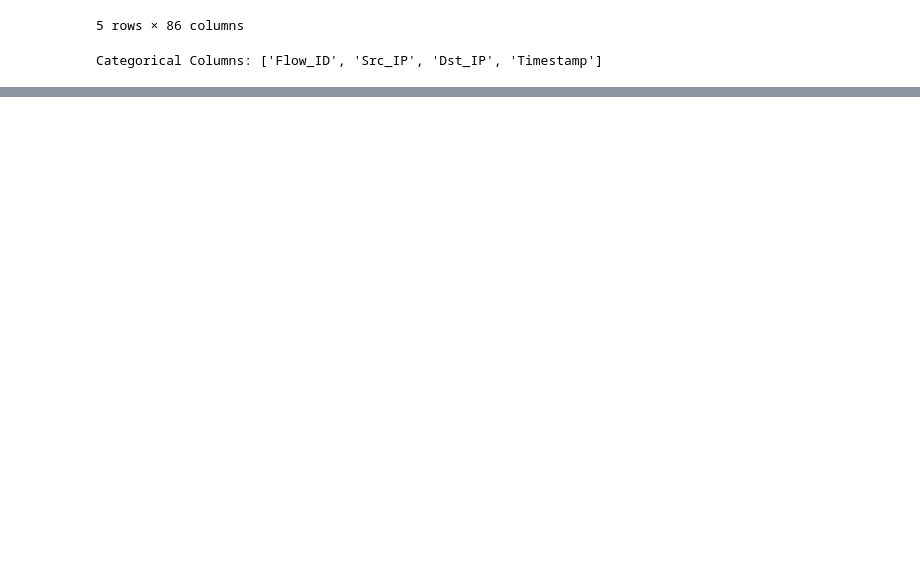
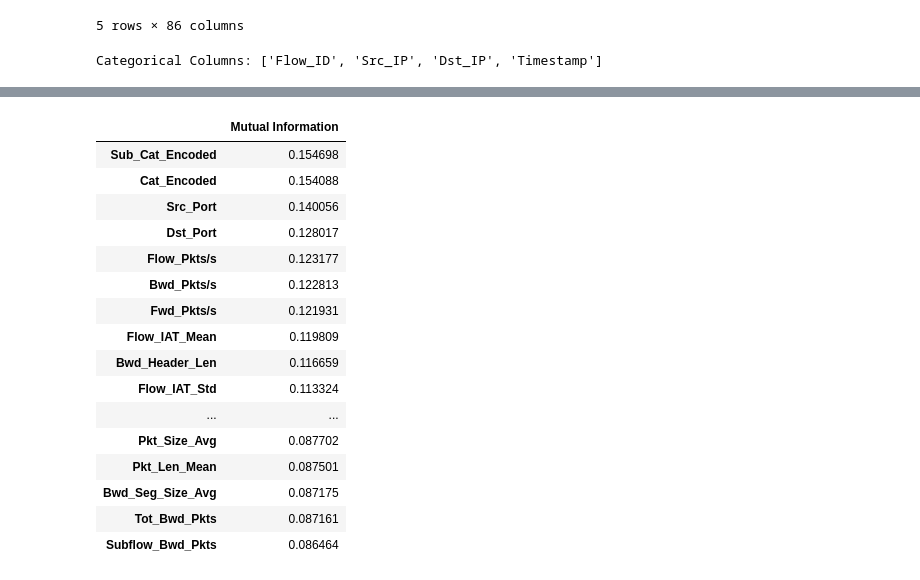
Before and after one commit to Airlectric/Data_Analytics_Kaggle_Projects, a Jupyter notebook: notebook1d84f397e9.ipynb, the cells around one changed output, grey strips where cells are left out. Cells and saved outputs as stored; diff of their text form; code cells hidden in the pictures; blank space fills up the shorter version.

Commit message:
Kaggle Notebook | Dos_Detection_Real_Time_Data_BiLstm | Version 2

```diff
--- a/notebook1d84f397e9.ipynb
+++ b/notebook1d84f397e9.ipynb
@@ -389,0 +319,14 @@ ValueError: Input X contains NaN.
+# %%
+# Create new feature: Packet rate (packets per second)
+df['Packet_Rate'] = df['Tot_Fwd_Pkts'] / df['Flow_Duration']
+
+# Create new feature: Packet size distribution (ratio of forward packets to total packets)
+df['Packet_Size_Distribution'] = df['Tot_Fwd_Pkts'] / (df['Tot_Fwd_Pkts'] + df['Tot_Bwd_Pkts'])
+
+# Create new feature: Frequency of specific protocol types
+# Assuming Protocol column contains protocol types
+protocol_counts = df['Protocol'].value_counts(normalize=True)  # Get relative frequency of each protocol
+df['Protocol_Frequency'] = df['Protocol'].map(protocol_counts)
+
+# Display the updated DataFrame with new features
+df.head()
@@ -389,0 +341,32 @@ ValueError: Input X contains NaN.
+# %%
+from sklearn.impute import SimpleImputer
+
+# Impute missing values in numerical columns with the mean
+imputer = SimpleImputer(strategy='mean')
+X_numerical_imputed = imputer.fit_transform(X_numerical)
+
+# Calculate mutual information for numerical features after imputation
+mutual_info_numerical = mutual_info_classif(X_numerical_imputed, df['Label_Encoded'], discrete_features='auto')
+
+# Create a DataFrame to display the results
+mutual_info_numerical_df = pd.DataFrame(mutual_info_numerical, index=X_numerical.columns, columns=['Mutual Information'])
+mutual_info_numerical_df.sort_values(by='Mutual Information', ascending=False, inplace=True)
+mutual_info_numerical_df.head(20)
+# %% [output]
+|  | Mutual Information |
+| Sub_Cat_Encoded | 0.154698 |
+| Cat_Encoded | 0.154088 |
+| Src_Port | 0.140056 |
+| Dst_Port | 0.128017 |
+| Flow_Pkts/s | 0.123177 |
+| Bwd_Pkts/s | 0.122813 |
+| Fwd_Pkts/s | 0.121931 |
+| Flow_IAT_Mean | 0.119809 |
+| Bwd_Header_Len | 0.116659 |
+| Flow_IAT_Std | 0.113324 |
+| ... | ... |
+| Pkt_Size_Avg | 0.087702 |
+| Pkt_Len_Mean | 0.087501 |
+| Bwd_Seg_Size_Avg | 0.087175 |
+| Tot_Bwd_Pkts | 0.087161 |
+| Subflow_Bwd_Pkts | 0.086464 |
```
Also changed, not shown: parts of 9 cells of this notebook.
